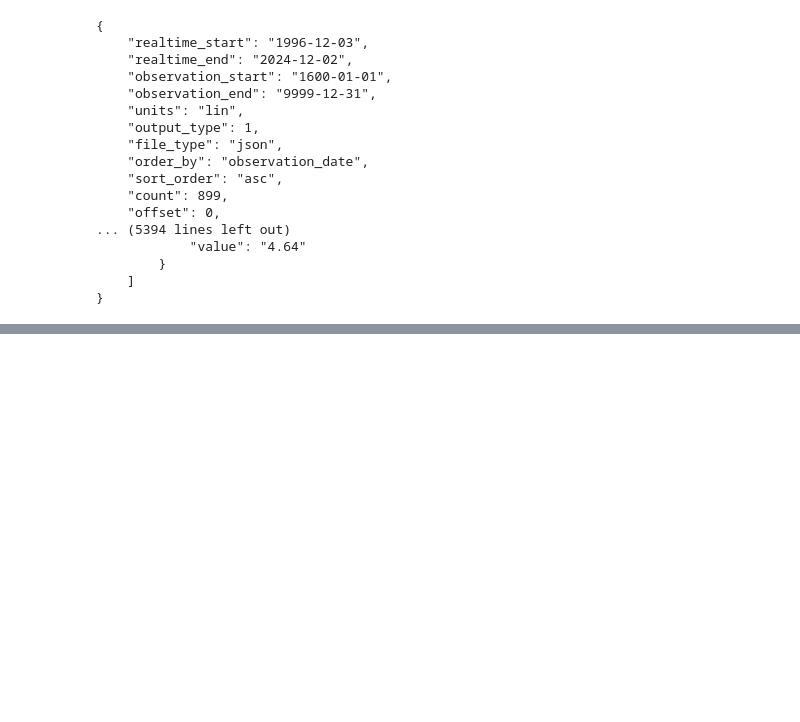
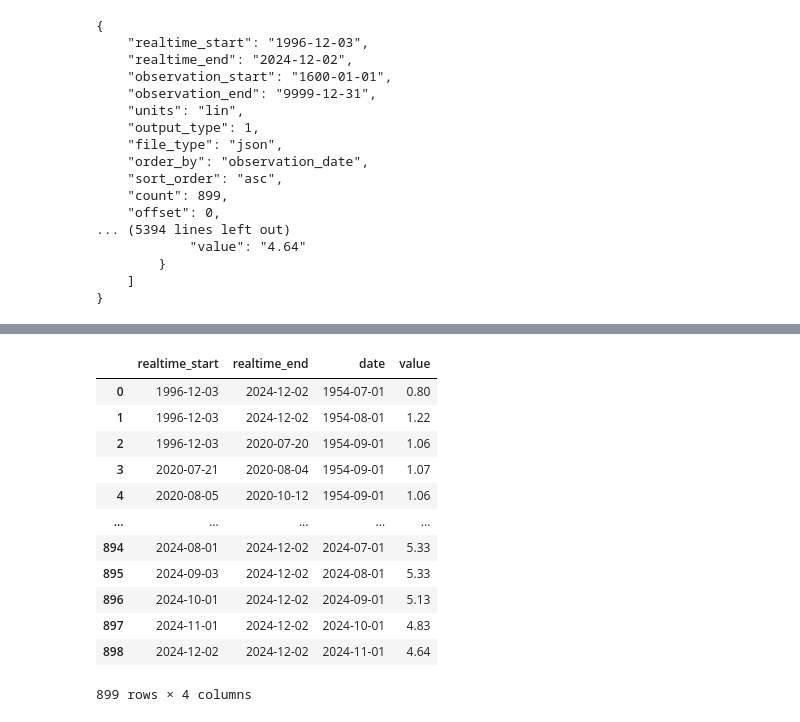
Before and after one commit to afrenchee/AI_BOOTCAMP_Group_Project_2, a Jupyter notebook: api_use.ipynb, the cells around one changed output, grey strips where cells are left out. Drawn from its saved outputs; the diff is of its cells as text; code cells hidden in the pictures; blank space fills up the shorter version.

```diff
--- a/api_use.ipynb
+++ b/api_use.ipynb
@@ -79,0 +81,17 @@ fred_df.head(10)
+# %%
+fred_api_df=fred_df.copy()
+fred_api_df
+# %% [output]
+|  | realtime_start | realtime_end | date | value |
+| 0 | 1996-12-03 | 2024-12-02 | 1954-07-01 | 0.80 |
+| 1 | 1996-12-03 | 2024-12-02 | 1954-08-01 | 1.22 |
+| 2 | 1996-12-03 | 2020-07-20 | 1954-09-01 | 1.06 |
+| 3 | 2020-07-21 | 2020-08-04 | 1954-09-01 | 1.07 |
+| 4 | 2020-08-05 | 2020-10-12 | 1954-09-01 | 1.06 |
+| ... | ... | ... | ... | ... |
+| 894 | 2024-08-01 | 2024-12-02 | 2024-07-01 | 5.33 |
+| 895 | 2024-09-03 | 2024-12-02 | 2024-08-01 | 5.33 |
+| 896 | 2024-10-01 | 2024-12-02 | 2024-09-01 | 5.13 |
+| 897 | 2024-11-01 | 2024-12-02 | 2024-10-01 | 4.83 |
+| 898 | 2024-12-02 | 2024-12-02 | 2024-11-01 | 4.64 |
+899 rows × 4 columns
```
Also changed, not shown: parts of 17 cells of this notebook, 1 other file.
